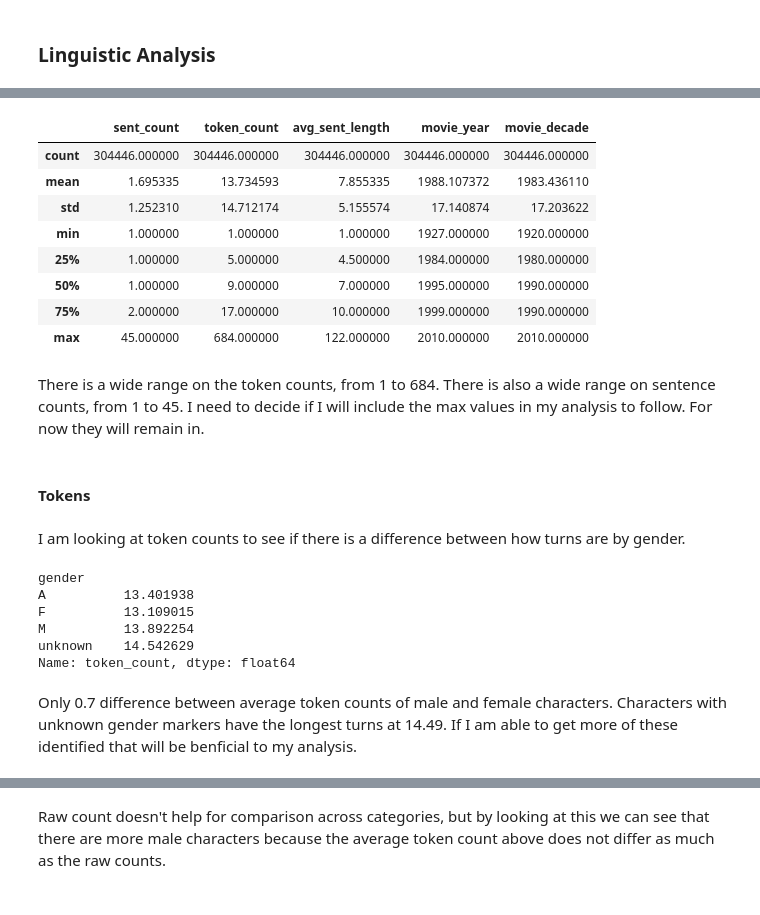
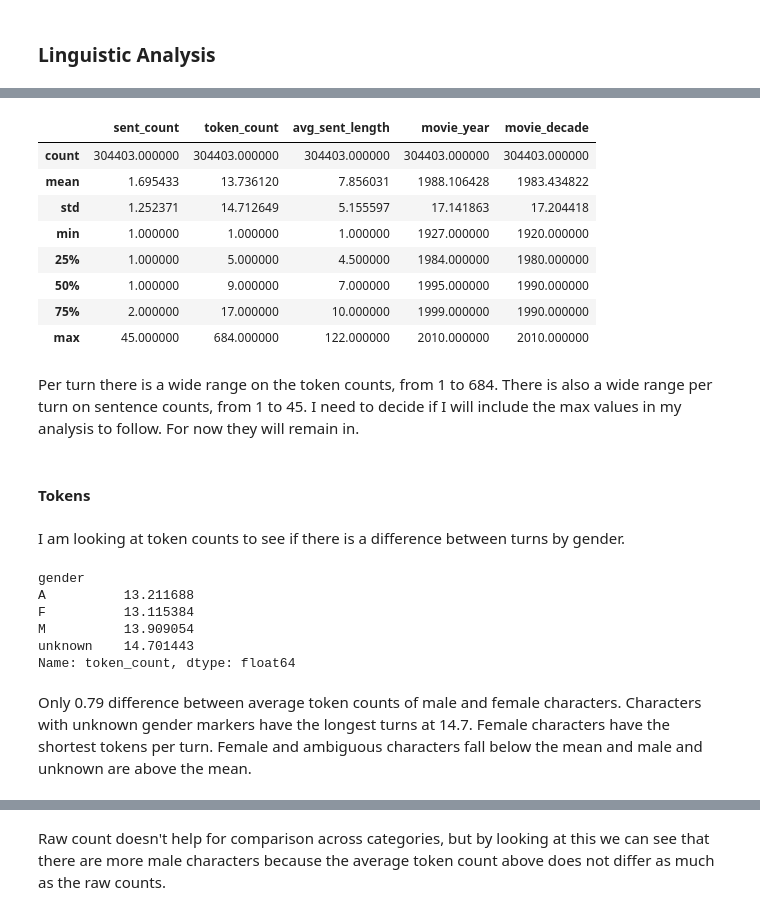
Before and after one commit to Data-Science-for-Linguists-2023/Movie-Gender-Dialogue-Analysis, a Jupyter notebook: Analysis_Notebook.ipynb, the cells around one changed output, grey strips where cells are left out. Saved outputs shown, nothing was run; the diff lists cells and outputs as text; code cells hidden in the pictures.

Commit message:
initial POS analysis

```diff
--- a/Analysis_Notebook.ipynb
+++ b/Analysis_Notebook.ipynb
@@ -17,11 +18,13 @@ import seaborn as sns
 # %%
+# load in the pickled data frames
+
 f1 = open('characters_update_df.pkl', 'rb')
 characters_df = pickle.load(f1)
 f1.close()
 
-# f2 = open('conversations_df.pkl', 'rb')
-# conversations_df = pickle.load(f2)
-# f2.close()
+f2 = open('conversations_df.pkl', 'rb')
+conversations_df = pickle.load(f2)
+f2.close()
 
 f3 = open('movies_df.pkl', 'rb')
 movies_df = pickle.load(f3)
@@ -35,4 +40,3 @@ f4.close
 # %%
-# should i drop credit_position in initial notebook?
-characters_df.head().drop('credit_position', axis=1, inplace=True)
+characters_df.head()
 # %% [output]
@@ -85,32 +134,32 @@ discourse_df.head()
 | 3 | L872 | u0 | m0 | BIANCA | Okay -- you're gonna need to lear... | [Okay -- you're gonna need to lea... | [Okay, --, you, 're, gon, na, nee... | [(Okay, NNP), (--, :), (you, PRP)... | 1 | ... |
 | 4 | L870 | u0 | m0 | BIANCA | I'm kidding. You know how sometim... | [I'm kidding., You know how somet... | [I, 'm, kidding, ., You, know, ho... | [(I, PRP), ('m, VBP), (kidding, V... | 3 | ... |
 # %%
-discourse_df.dropna().describe()
+discourse_df.describe()
 # %% [output]
 |  | sent_count | token_count | avg_sent_length | movie_year | movie_decade |
-| count | 304446.000000 | 304446.000000 | 304446.000000 | 304446.000000 | 304446.000000 |
-| mean | 1.695335 | 13.734593 | 7.855335 | 1988.107372 | 1983.436110 |
-| std | 1.252310 | 14.712174 | 5.155574 | 17.140874 | 17.203622 |
+| count | 304403.000000 | 304403.000000 | 304403.000000 | 304403.000000 | 304403.000000 |
+| mean | 1.695433 | 13.736120 | 7.856031 | 1988.106428 | 1983.434822 |
+| std | 1.252371 | 14.712649 | 5.155597 | 17.141863 | 17.204418 |
 | min | 1.000000 | 1.000000 | 1.000000 | 1927.000000 | 1920.000000 |
 | 25% | 1.000000 | 5.000000 | 4.500000 | 1984.000000 | 1980.000000 |
 | 50% | 1.000000 | 9.000000 | 7.000000 | 1995.000000 | 1990.000000 |
 | 75% | 2.000000 | 17.000000 | 10.000000 | 1999.000000 | 1990.000000 |
 | max | 45.000000 | 684.000000 | 122.000000 | 2010.000000 | 2010.000000 |
 # %% [markdown]
-There is a wide range on the token counts, from 1 to 684. There is also a wide range on sentence counts, from 1 to 45. I need to decide if I will include the max values in my analysis to follow. For now they will remain in.
+Per turn there is a wide range on the token counts, from 1 to 684. There is also a wide range per turn on sentence counts, from 1 to 45. I need to decide if I will include the max values in my analysis to follow. For now they will remain in.
 # %% [markdown]
 #### Tokens
 # %% [markdown]
-I am looking at token counts to see if there is a difference between how turns are by gender.
+I am looking at token counts to see if there is a difference between turns by gender.
 # %%
 discourse_df.groupby('gender').token_count.mean()
 # %% [output]
 gender
-A          13.401938
-F          13.109015
-M          13.892254
-unknown    14.542629
+A          13.211688
+F          13.115384
+M          13.909054
+unknown    14.701443
 Name: token_count, dtype: float64
 # %% [markdown]
-Only 0.7 difference between average token counts of male and female characters. Characters with unknown gender markers have the longest turns at 14.49. If I am able to get more of these identified that will be benficial to my analysis.
+Only 0.79 difference between average token counts of male and female characters. Characters with unknown gender markers have the longest turns at 14.7. Female characters have the shortest tokens per turn. Female and ambiguous characters fall below the mean and male and unknown are above the mean.
 # %%
```
Also changed, not shown: parts of 79 cells of this notebook.
